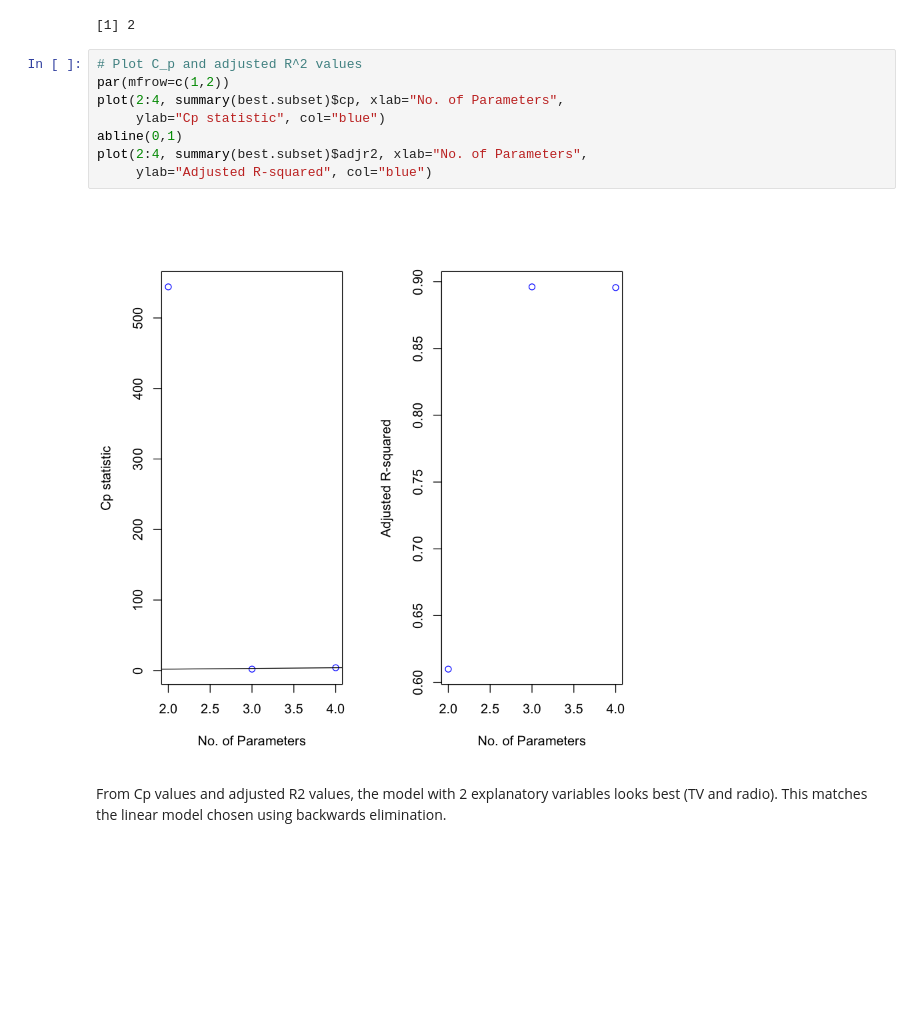
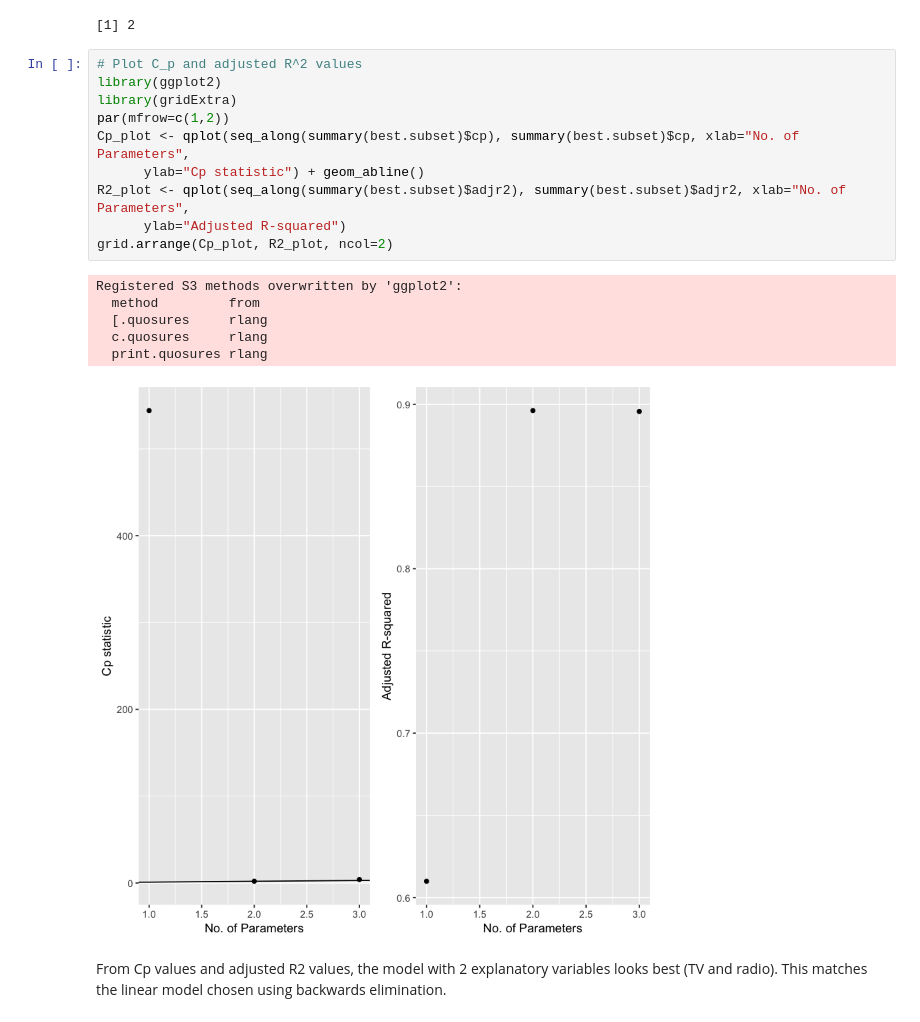
Before and after one commit to melanieren/sales-linear-regression, a Jupyter notebook: main.ipynb, the cells around one changed output. Saved outputs shown, nothing was run; the diff lists cells and outputs as text; blank space fills up the shorter version.

Commit message:
Update plots

```diff
--- a/main.ipynb
+++ b/main.ipynb
@@ -132,14 +132,21 @@ which.max(summary(best.subset)$adjr2)
 [1] 2
 # %%
 # Plot C_p and adjusted R^2 values
+library(ggplot2)
+library(gridExtra)
 par(mfrow=c(1,2))
-plot(2:4, summary(best.subset)$cp, xlab="No. of Parameters",
-     ylab="Cp statistic", col="blue")
-abline(0,1)
-plot(2:4, summary(best.subset)$adjr2, xlab="No. of Parameters",
-     ylab="Adjusted R-squared", col="blue")
+Cp_plot <- qplot(seq_along(summary(best.subset)$cp), summary(best.subset)$cp, xlab="No. of Parameters",
+      ylab="Cp statistic") + geom_abline()
+R2_plot <- qplot(seq_along(summary(best.subset)$adjr2), summary(best.subset)$adjr2, xlab="No. of Parameters",
+      ylab="Adjusted R-squared")
+grid.arrange(Cp_plot, R2_plot, ncol=2)
 # %% [output]
+Registered S3 methods overwritten by 'ggplot2':
+  method         from
+  [.quosures     rlang
+  c.quosures     rlang
+  print.quosures rlang
-[figure, old version]
+[figure, new version]
 # %% [markdown]
 From Cp values and adjusted R2 values, the model with 2 explanatory variables looks best (TV and radio).
 This matches the linear model chosen using backwards elimination.
```
Also changed, not shown: parts of 1 cell of this notebook, 1 other file.
